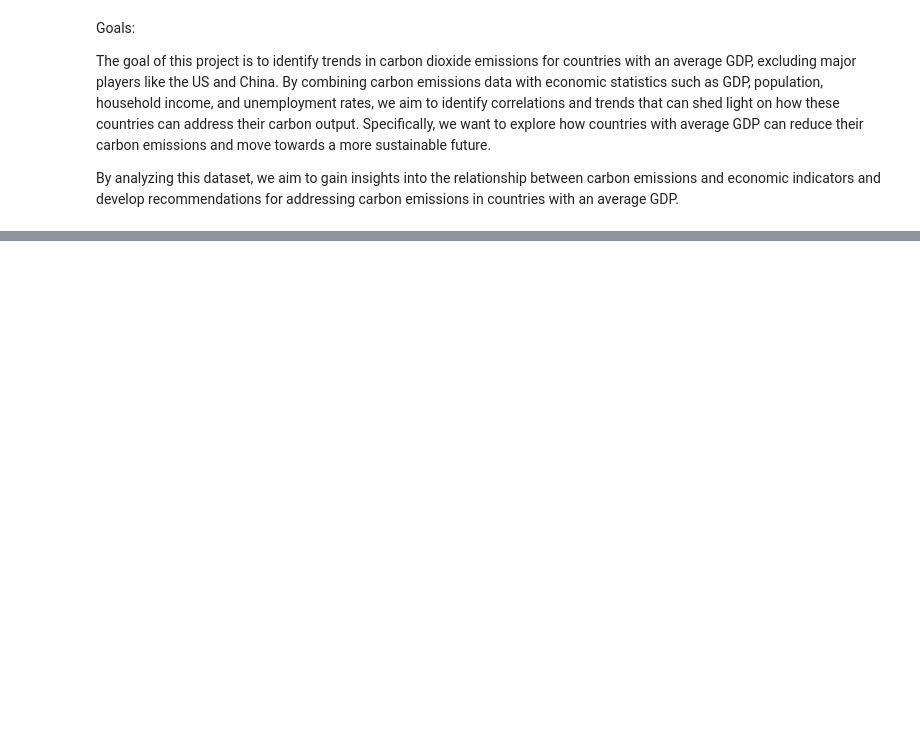
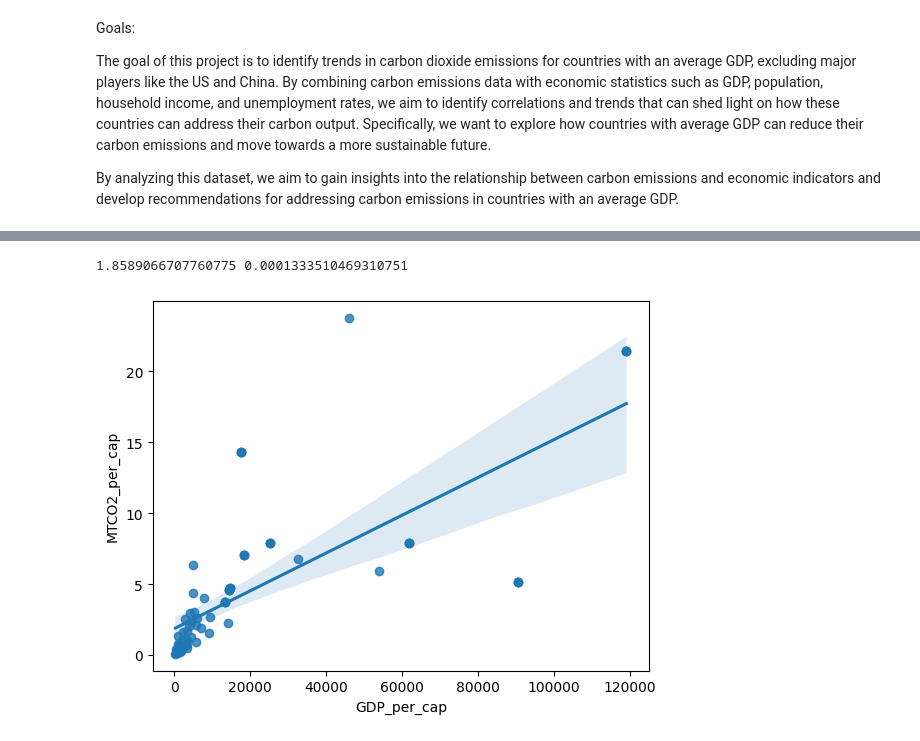
Before and after one commit to AtWillB/INST447-Final, a Jupyter notebook: analysis.ipynb, the cells around one changed output, grey strips where cells are left out. Cells and saved outputs as stored; diff of their text form; code cells hidden in the pictures; blank space fills up the shorter version.

```diff
--- a/analysis.ipynb
+++ b/analysis.ipynb
@@ -30,0 +70,4 @@ plt.ylabel('CO2 per Capita')
+# %%
+#Creating dataframe for only 2011 from average countries only
+
+average_processed_df_2011 = average_processed_df[average_processed_df['Year'] == 2011]
@@ -30,0 +106,7 @@ plt.ylabel('CO2 per Capita')
+# %%
+plot2011 = sns.regplot(average_processed_df_2011['GDP_per_cap'], average_processed_df_2011['MTCO2_per_cap'])
+slope, intercept, r, plot2011, sterr = scipy.stats.linregress(x=plot2011.get_lines()[0].get_xdata(), y=plot2011.get_lines()[0].get_ydata())
+print(intercept, slope)
+# %% [output]
+1.8589066707760775 0.0001333510469310751
+[figure, added]
```
Also changed, not shown: parts of 25 cells of this notebook.
